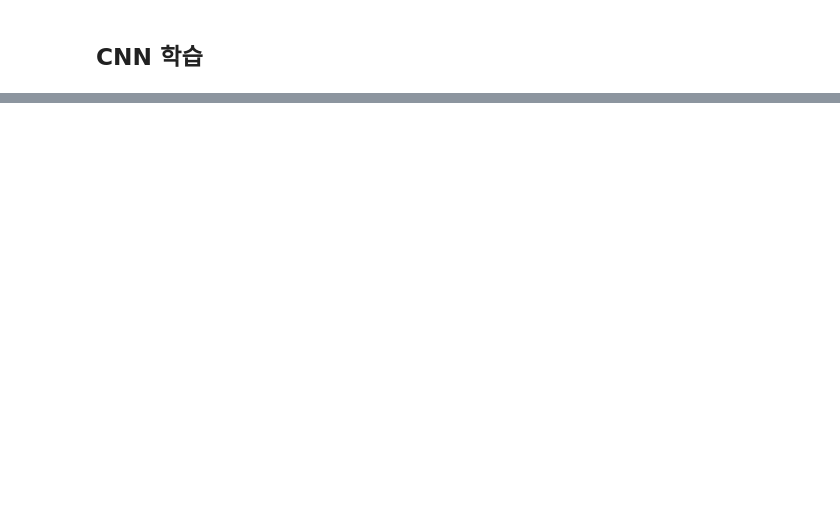
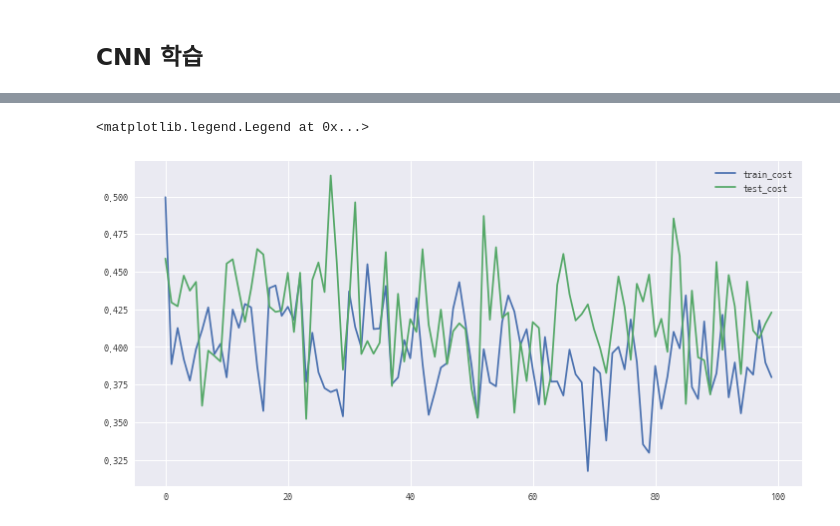
Before and after one commit to DonghyungKo/Fininsight, a Jupyter notebook: offline meeting/2018.11.29/감성분석 예시.ipynb, the cells around one changed output, grey strips where cells are left out. Drawn from its saved outputs; the diff is of its cells as text; code cells hidden in the pictures; blank space fills up the shorter version.

```diff
--- a/offline meeting/2018.11.29/감성분석 예시.ipynb
+++ b/offline meeting/2018.11.29/감성분석 예시.ipynb
@@ -492,10 +500,10 @@ tf.reset_default_graph()
 def graph(X,
           p_keep_conv,
           p_keep_hidden,
-          filter_size_ls = [2,3,4],
-          num_filter = 2,
+          filter_size_ls = [2,3,4,5],
+          num_filter = 10,
           sequence_length = 10 ,
-          n_fc = 10,
+          n_fc = 50,
           n_class= 2,
           n_dim = 100):
 
@@ -541,7 +549,7 @@ sequence_length = sequence_length
 n_class = train_Y.shape[1]
 
 batch_size = 100
-test_size = 200
+test_size = 300
 # %%
 X = tf.placeholder("float", [None, sequence_length, w2v_cnn.w2v_model.vector_size, 1])
 Y = tf.placeholder("float", [None, n_class])
@@ -551,15 +559,17 @@ p_keep_hidden = tf.placeholder("float")
 h = graph(X, p_keep_conv, p_keep_hidden, sequence_length= sequence_length)
 
 cost = tf.reduce_mean(tf.nn.softmax_cross_entropy_with_logits_v2(logits=h, labels=Y))
-train = tf.train.AdamOptimizer(0.001).minimize(cost)
+train = tf.train.AdamOptimizer(0.0003).minimize(cost)
 predict = tf.argmax(h, 1)
 # %%
 # Launch the graph in a session
 with tf.Session() as sess:
     # you need to initialize all variables
     tf.global_variables_initializer().run()
+    train_cost_ls = []
+    test_cost_ls = []
 
-    for i in range(10):
+    for i in range(100):
         training_batch = zip(range(0, len(train_X), batch_size),
                              range(batch_size, len(train_X)+1, batch_size))
 
@@ -567,13 +577,23 @@ with tf.Session() as sess:
             sess.run(train,
                      feed_dict={X: train_X[start:end],
                                 Y: train_Y[start:end],
-                                p_keep_conv: 0.8,
+                                p_keep_conv: 0.5,
                                 p_keep_hidden: 0.5})
+
 
         test_indices = np.arange(len(test_X)) # Get A Test Batch
         np.random.shuffle(test_indices)
         test_indices = test_indices[0:test_size]
 
+        train_cost_ls.append(sess.run(cost, feed_dict = {X: train_X[test_indices],
+                                                         Y: train_Y[test_indices],
+                                                         p_keep_conv: 1.0,
+                                                         p_keep_hidden : 1.0}))
+
+        test_cost_ls.append(sess.run(cost, feed_dict = {X: test_X[test_indices],
+                                                        Y: test_Y[test_indices],
+                                                        p_keep_conv : 1.0,
+                                                        p_keep_hidden : 1.0}))
         print(i, np.mean(np.argmax(test_Y[test_indices], axis=1) ==
                          sess.run(predict,
                                   feed_dict={X: test_X[test_indices],
@@ -582,0 +621,9 @@ with tf.Session() as sess:
+# %%
+plt.figure(figsize=(12,6))
+plt.plot(train_cost_ls, label = 'train_cost')
+plt.plot(test_cost_ls, label = 'test_cost')
+
+plt.legend(loc = 'best')
+# %% [output]
+<matplotlib.legend.Legend at 0x...>
+[figure, added]
```
Also changed, not shown: parts of 4 cells of this notebook, 3 other files.
